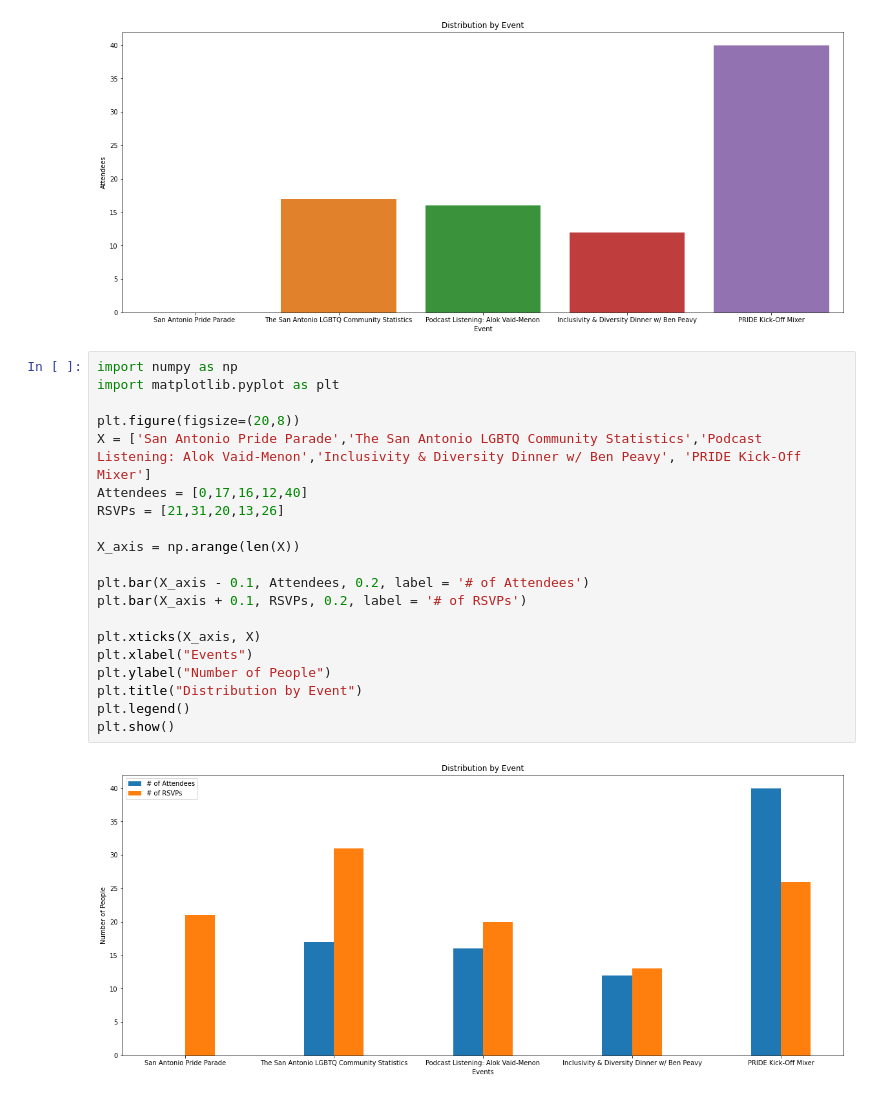
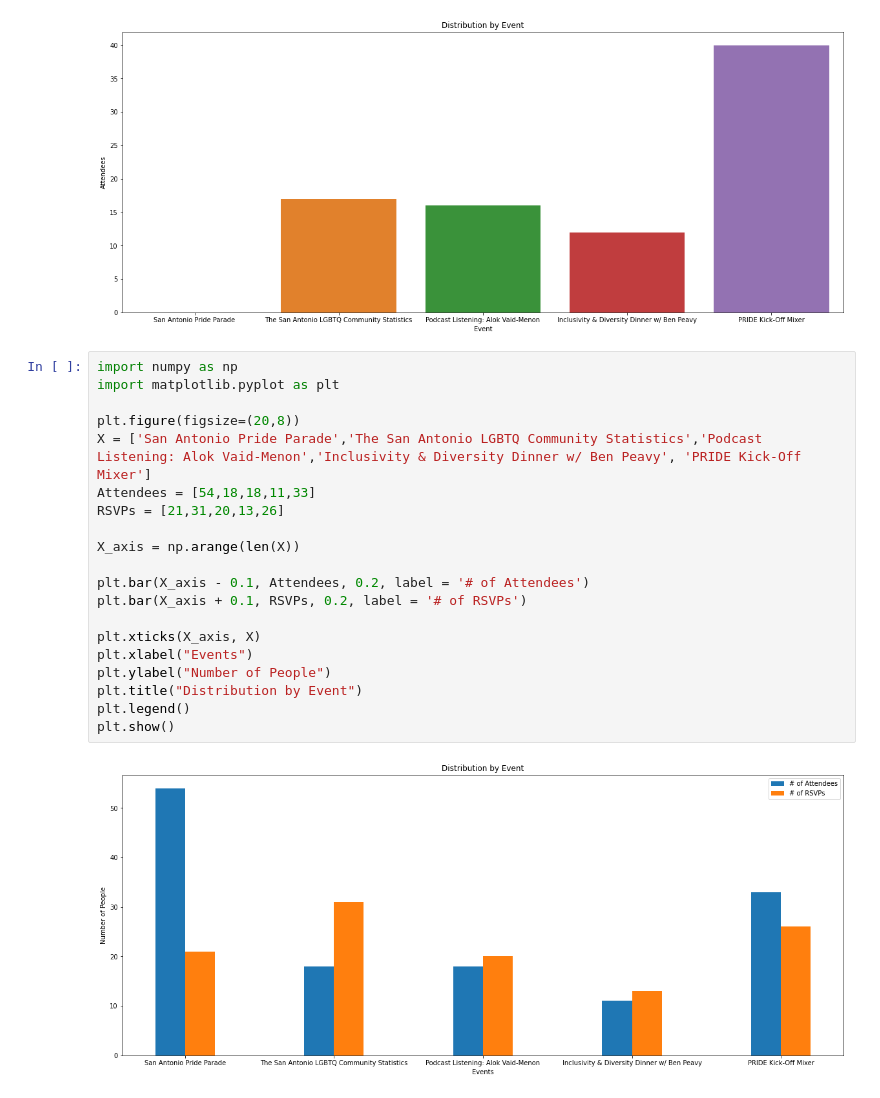
Before and after one commit to natasharivers/Post_Codeup, a Jupyter notebook: PRIDE stats.ipynb, the cells around one changed output. Saved outputs shown, nothing was run; the diff lists cells and outputs as text.

Commit message:
update charts

```diff
--- a/PRIDE stats.ipynb
+++ b/PRIDE stats.ipynb
@@ -28,22 +28,22 @@ None
 # %%
 import numpy as np
 import matplotlib.pyplot as plt
 
 plt.figure(figsize=(20,8))
 X = ['San Antonio Pride Parade','The San Antonio LGBTQ Community Statistics','Podcast Listening: Alok Vaid-Menon','Inclusivity & Diversity Dinner w/ Ben Peavy', 'PRIDE Kick-Off Mixer']
-Attendees = [0,17,16,12,40]
+Attendees = [54,18,18,11,33]
 RSVPs = [21,31,20,13,26]
 
 X_axis = np.arange(len(X))
 
 plt.bar(X_axis - 0.1, Attendees, 0.2, label = '# of Attendees')
 plt.bar(X_axis + 0.1, RSVPs, 0.2, label = '# of RSVPs')
 
 plt.xticks(X_axis, X)
 plt.xlabel("Events")
 plt.ylabel("Number of People")
 plt.title("Distribution by Event")
 plt.legend()
 plt.show()
 # %% [output]
-[figure, old version]
+[figure, new version]
```
Also changed, not shown: parts of 1 cell of this notebook.
